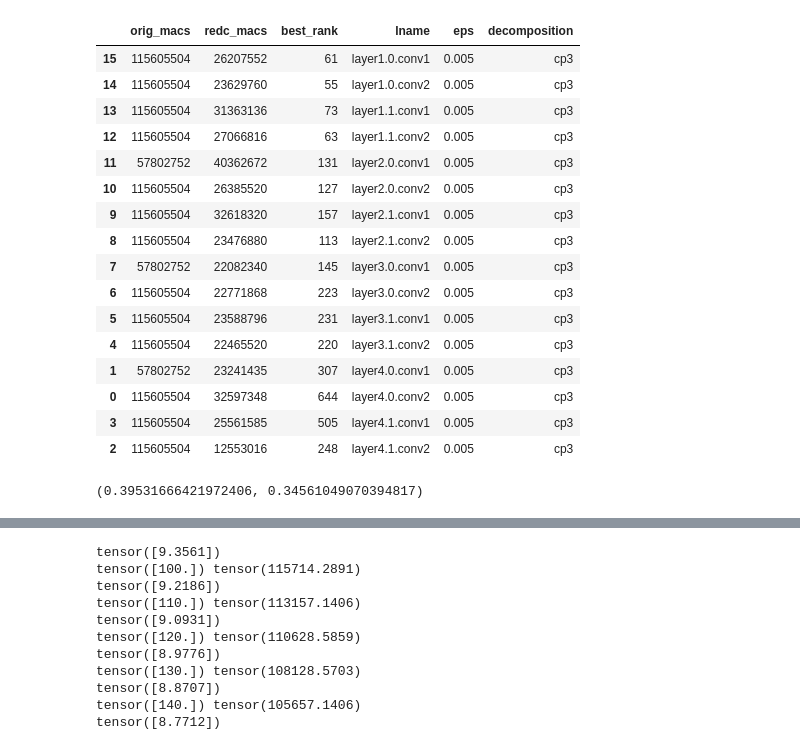
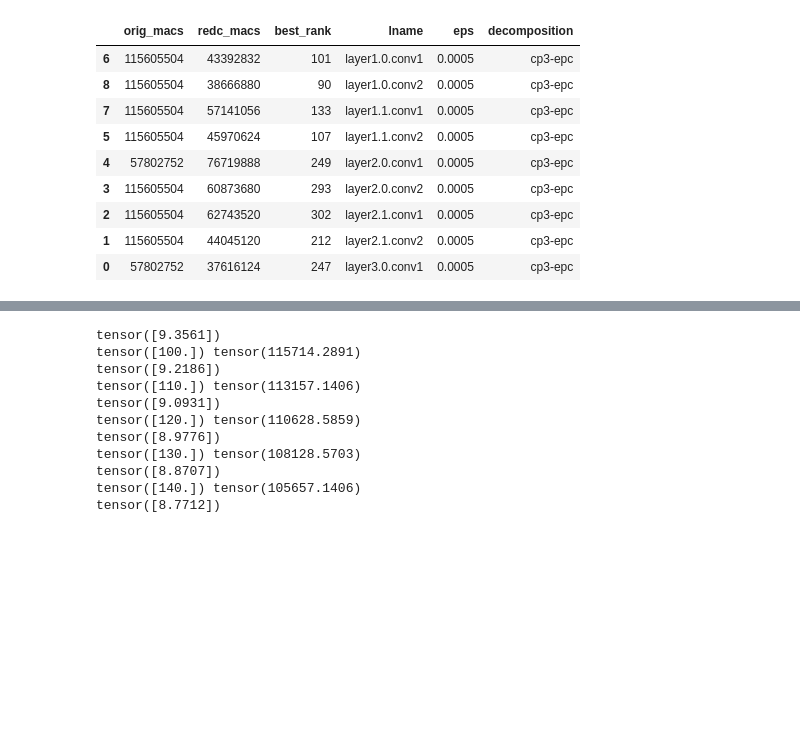
Before and after one commit to KamikaziZen/admm-quantization, a Jupyter notebook: notebooks/Results.ipynb, the cells around one changed output, grey strips where cells are left out. Saved outputs shown, nothing was run; the diff lists cells and outputs as text; code cells hidden in the pictures; blank space fills up the shorter version.

```diff
--- a/notebooks/Results.ipynb
+++ b/notebooks/Results.ipynb
@@ -8,0 +85,41 @@ sns.set()
+# %%
+WANDB_ENTITY = 'darayavaus'
+WANDB_PROJECT = 'quantization'
+api = wandb.Api()
+
+columns = [
+    'qscheme',
+    'decomp',
+    'eps',
+    'calibration_samples',
+    'bits',
+    'seed',
+    'param_bw',
+    'output_bw',
+    'adaround',
+    'no_layer1',
+    'adaround_iterations',
+    'method',
+    'bops',
+    'macs_reduced',
+    'acc_quantized'
+]
+df = pd.DataFrame([], columns=columns)
+runs = api.runs('/'.join((WANDB_ENTITY, WANDB_PROJECT)))
+
+i = 0
+for run in tqdm(runs):
+    if run.state == 'finished':
+        df.loc[i] = [None] * len(df.columns)
+
+        for col in columns:
+            if run.config.get(col) is not None:
+                df.loc[i][col] = run.config[col]
+            elif run.summary.get(col) is not None:
+                df.loc[i][col] = run.summary[col]
+            else:
+                df.loc[i][col] = None
+
+        i += 1
+
+df.head()
@@ -42,21 +207,14 @@ df.head()
 # %%
-df_slice = df[(df.decomposition=='cp3') & (df.eps==0.005)].sort_values('lname')
+df_slice = df[(df.decomposition=='cp3-epc') & (df.eps==0.0005)].sort_values('lname')
 df_slice
 # %% [output]
 |  | orig_macs | redc_macs | best_rank | lname | eps | decomposition |
-| 15 | 115605504 | 26207552 | 61 | layer1.0.conv1 | 0.005 | cp3 |
-| 14 | 115605504 | 23629760 | 55 | layer1.0.conv2 | 0.005 | cp3 |
-| 13 | 115605504 | 31363136 | 73 | layer1.1.conv1 | 0.005 | cp3 |
-| 12 | 115605504 | 27066816 | 63 | layer1.1.conv2 | 0.005 | cp3 |
-| 11 | 57802752 | 40362672 | 131 | layer2.0.conv1 | 0.005 | cp3 |
-| 10 | 115605504 | 26385520 | 127 | layer2.0.conv2 | 0.005 | cp3 |
-| 9 | 115605504 | 32618320 | 157 | layer2.1.conv1 | 0.005 | cp3 |
-| 8 | 115605504 | 23476880 | 113 | layer2.1.conv2 | 0.005 | cp3 |
-| 7 | 57802752 | 22082340 | 145 | layer3.0.conv1 | 0.005 | cp3 |
-| 6 | 115605504 | 22771868 | 223 | layer3.0.conv2 | 0.005 | cp3 |
-| 5 | 115605504 | 23588796 | 231 | layer3.1.conv1 | 0.005 | cp3 |
-| 4 | 115605504 | 22465520 | 220 | layer3.1.conv2 | 0.005 | cp3 |
-| 1 | 57802752 | 23241435 | 307 | layer4.0.conv1 | 0.005 | cp3 |
-| 0 | 115605504 | 32597348 | 644 | layer4.0.conv2 | 0.005 | cp3 |
-| 3 | 115605504 | 25561585 | 505 | layer4.1.conv1 | 0.005 | cp3 |
-| 2 | 115605504 | 12553016 | 248 | layer4.1.conv2 | 0.005 | cp3 |
+| 6 | 115605504 | 43392832 | 101 | layer1.0.conv1 | 0.0005 | cp3-epc |
+| 8 | 115605504 | 38666880 | 90 | layer1.0.conv2 | 0.0005 | cp3-epc |
+| 7 | 115605504 | 57141056 | 133 | layer1.1.conv1 | 0.0005 | cp3-epc |
+| 5 | 115605504 | 45970624 | 107 | layer1.1.conv2 | 0.0005 | cp3-epc |
+| 4 | 57802752 | 76719888 | 249 | layer2.0.conv1 | 0.0005 | cp3-epc |
+| 3 | 115605504 | 60873680 | 293 | layer2.0.conv2 | 0.0005 | cp3-epc |
+| 2 | 115605504 | 62743520 | 302 | layer2.1.conv1 | 0.0005 | cp3-epc |
+| 1 | 115605504 | 44045120 | 212 | layer2.1.conv2 | 0.0005 | cp3-epc |
+| 0 | 57802752 | 37616124 | 247 | layer3.0.conv1 | 0.0005 | cp3-epc |
@@ -66,8 +221,3 @@ rest_macs = 118013952 + 3* 6422528 + 512000
-# %%
-(df_slice.redc_macs.sum() + rest_macs) / (df_slice.orig_macs.sum() + rest_macs), \
-df_slice.redc_macs.sum() / df_slice.orig_macs.sum()
-# %% [output]
-(0.39531666421972406, 0.34561049070394817)
 # %%
 layer2rank = {record['lname']:record['best_rank'] for record in df_slice[['lname', 'best_rank']].to_dict('records')}
 layer2rank
```
Also changed, not shown: parts of 13 cells of this notebook, 16 other files.
